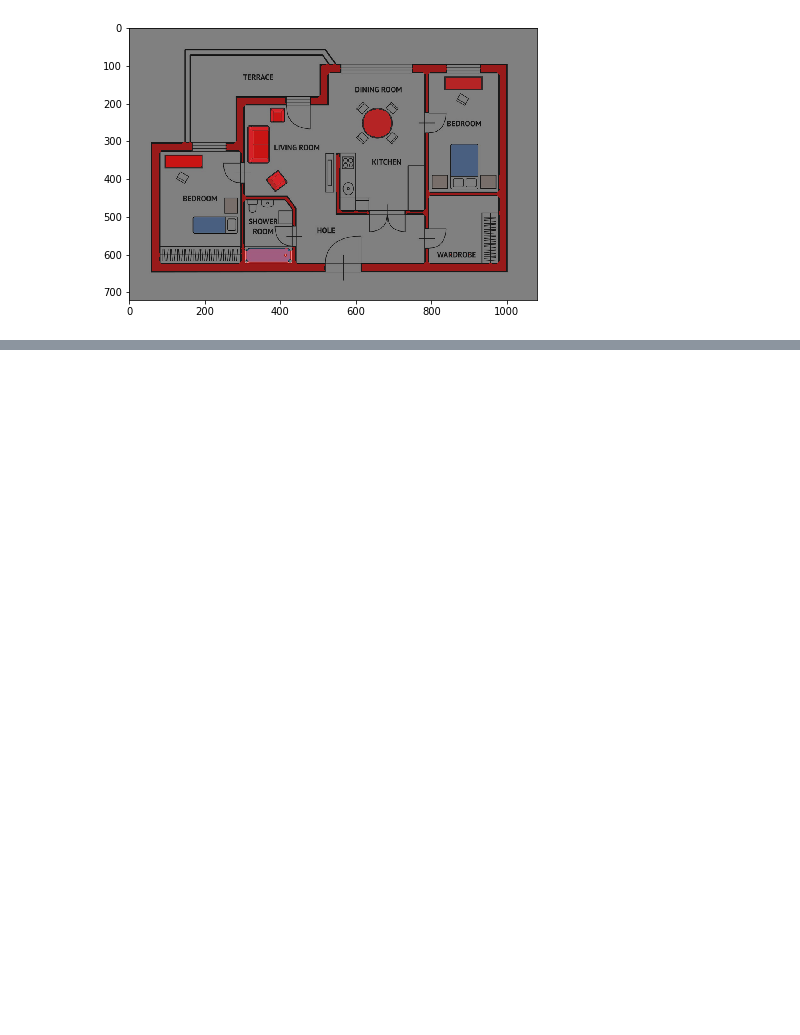
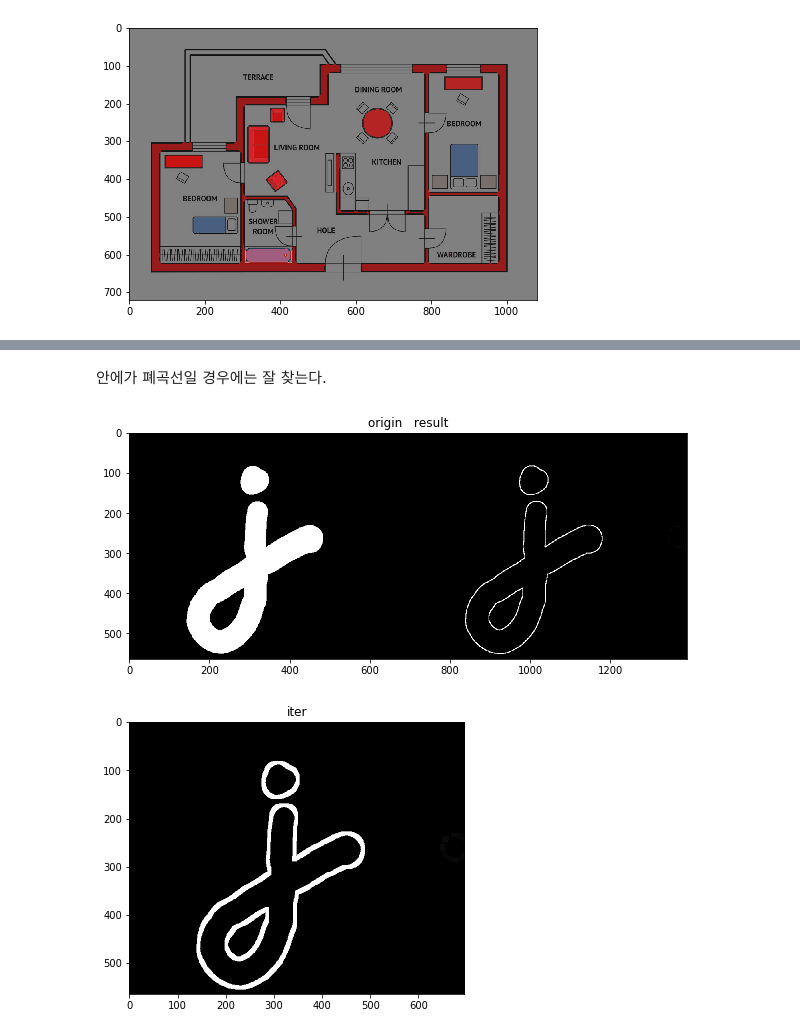
Before and after one commit to loftmain/opencv_project, a Jupyter notebook: opencv_day5.ipynb, the cells around one changed output, grey strips where cells are left out. Cells and saved outputs as stored; diff of their text form; code cells hidden in the pictures; blank space fills up the shorter version.

```diff
--- a/opencv_day5.ipynb
+++ b/opencv_day5.ipynb
@@ -264,0 +272,13 @@ imshow("", dst2)
+# %% [markdown]
+안에가 폐곡선일 경우에는 잘 찾는다.
+# %%
+src = cv2.imread('img/letterj.png', cv2.IMREAD_GRAYSCALE)
+# 골격화
+dst1 = cv2.morphologyEx(src, cv2.MORPH_GRADIENT, None)
+imshow("origin   result", np.hstack((src, dst1)))
+# 외곽선 강조
+dst1 = cv2.dilate(dst1, None, iterations=3)
+imshow("iter", dst1)
+# %% [output]
+[figure, added]
+[figure, added]
```
Also changed, not shown: parts of 17 cells of this notebook, 3 other files.
